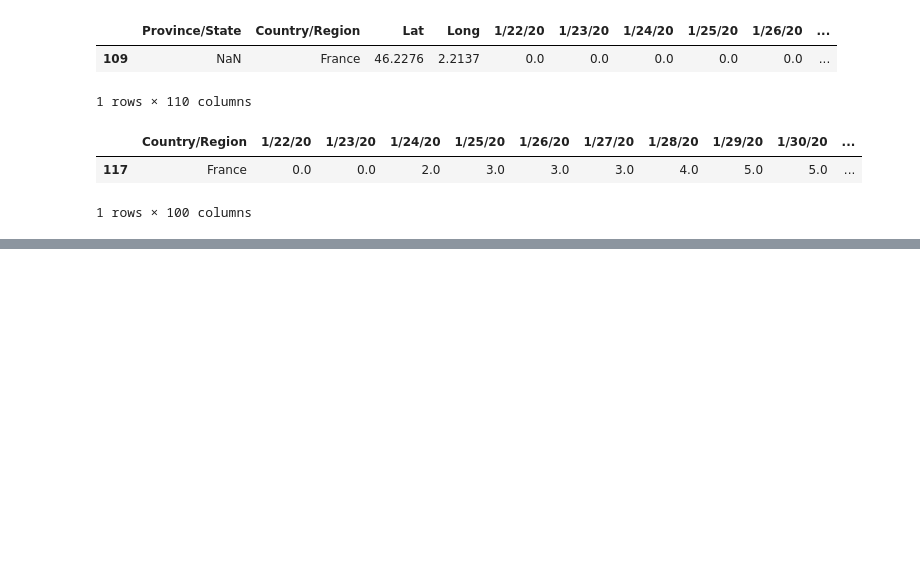
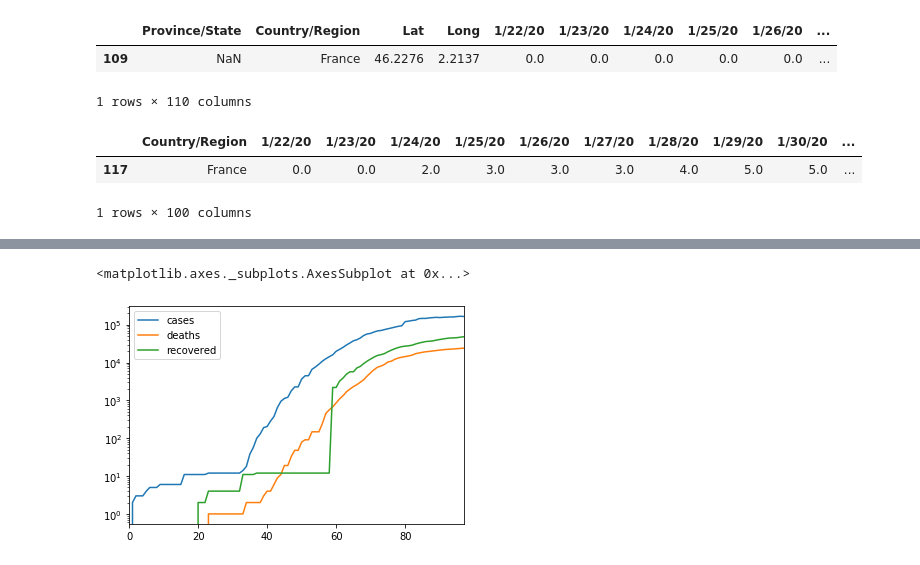
Before and after one commit to RobindeGrootNL/COVID-19-Data-Driven-Policy-Advisor-Tool, a Jupyter notebook: python/data handling/DataCleaning.ipynb, the cells around one changed output, grey strips where cells are left out. Saved outputs shown, nothing was run; the diff lists cells and outputs as text; code cells hidden in the pictures; blank space fills up the shorter version.

```diff
--- a/python/data handling/DataCleaning.ipynb
+++ b/python/data handling/DataCleaning.ipynb
@@ -146,0 +184,5 @@ df_fr
+# %%
+df_fr_trp.plot(logy=True)
+# %% [output]
+<matplotlib.axes._subplots.AxesSubplot at 0x...>
+[figure, added]
```
Also changed, not shown: parts of 8 cells of this notebook, 7 other files.
